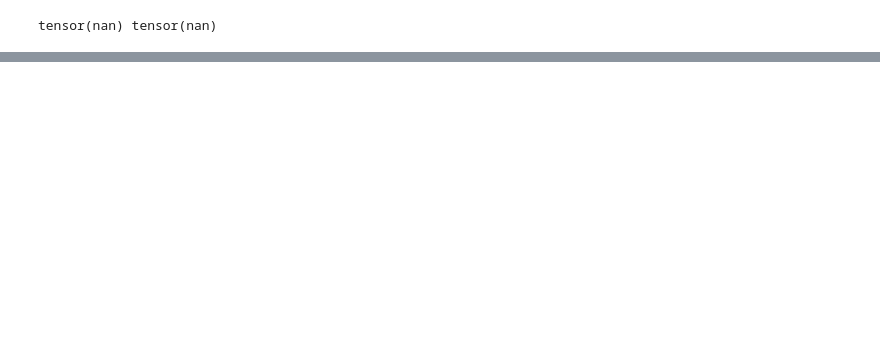
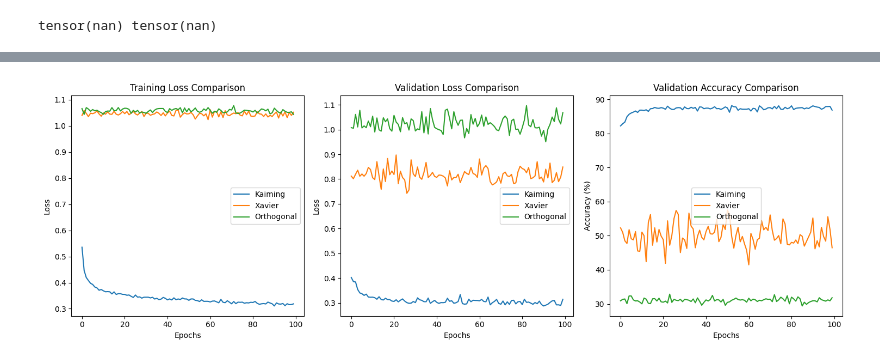
Before and after one commit to Itai-b/046211-Deep-Learning, a Jupyter notebook: HW/ece046211_hw2_mlp_cnn/ece046211_hw2_mlp_cnn_students.ipynb, the cells around one changed output, grey strips where cells are left out. Drawn from its saved outputs; the diff is of its cells as text; code cells hidden in the pictures; blank space fills up the shorter version.

```diff
--- a/HW/ece046211_hw2_mlp_cnn/ece046211_hw2_mlp_cnn_students.ipynb
+++ b/HW/ece046211_hw2_mlp_cnn/ece046211_hw2_mlp_cnn_students.ipynb
@@ -376,0 +1043,67 @@ class MyModel(nn.Module):
+# %%
+batch_size = 32
+train_loader = DataLoader(train_tensor, batch_size=batch_size, shuffle=True)
+val_loader = DataLoader(val_tensor, batch_size=batch_size)
+test_loader = DataLoader(test_tensor, batch_size=batch_size)
+
+criterion = nn.BCEWithLogitsLoss()
+optimizer = torch.optim.AdamW(model.parameters(), lr=0.001, weight_decay=0.01)
+scheduler = torch.optim.lr_scheduler.ReduceLROnPlateau(optimizer, mode='min', factor=0.5, patience=10)
+
+print('Training the Model with xavier initialization')
+xavier_model = MLP(method='xavier')
+xavier, xavier_train_losses, xavier_val_losses, xavier_train_accuracies, xavier_val_accuracies = train_model(
+    xavier_model, train_loader, val_loader, criterion, optimizer, scheduler
+)
+xavier_acc = evaluate_model(xavier, test_loader)
+
+print('\nTraining the Model with orthogonal initialization')
+orthogonal_model = MLP(method='orthogonal')
+orthogonal, orthogonal_train_losses, orthogonal_val_losses, orthogonal_train_accuracies, orthogonal_val_accuracies = train_model(
+    orthogonal_model, train_loader, val_loader, criterion, optimizer, scheduler
+)
+orthogonal_acc = evaluate_model(orthogonal, test_loader)
+
+
+# Print comparison results
+print("\nFinal Test Accuracies:")
+print(f"Kaiming Normal: {test_accuracy:.2f}%")
+print(f"Xavier Uniform: {xavier_acc:.2f}%")
+print(f"Orthogonal: {orthogonal_acc:.2f}%")
+
+# Plot comparison of learning curves
+plt.figure(figsize=(15, 5))
+
+# Plot training losses
+plt.subplot(1, 3, 1)
+plt.plot(train_losses, label='Kaiming')
+plt.plot(xavier_train_losses, label='Xavier')
+plt.plot(orthogonal_train_losses, label='Orthogonal')
+plt.title('Training Loss Comparison')
+plt.xlabel('Epochs')
+plt.ylabel('Loss')
+plt.legend()
+
+# Plot validation losses
+plt.subplot(1, 3, 2)
+plt.plot(val_losses, label='Kaiming')
+plt.plot(xavier_val_losses, label='Xavier')
+plt.plot(orthogonal_val_losses, label='Orthogonal')
+plt.title('Validation Loss Comparison')
+plt.xlabel('Epochs')
+plt.ylabel('Loss')
+plt.legend()
+
+# Plot validation accuracies
+plt.subplot(1, 3, 3)
+plt.plot(val_accuracies, label='Kaiming')
+plt.plot(xavier_val_accuracies, label='Xavier')
+plt.plot(orthogonal_val_accuracies, label='Orthogonal')
+plt.title('Validation Accuracy Comparison')
+plt.xlabel('Epochs')
+plt.ylabel('Accuracy (%)')
+plt.legend()
+
+plt.tight_layout()
+plt.show()
+# %% [output]
@@ -376,0 +1127 @@ class MyModel(nn.Module):
+[figure, added]
```
Also changed, not shown: parts of 61 cells of this notebook.
